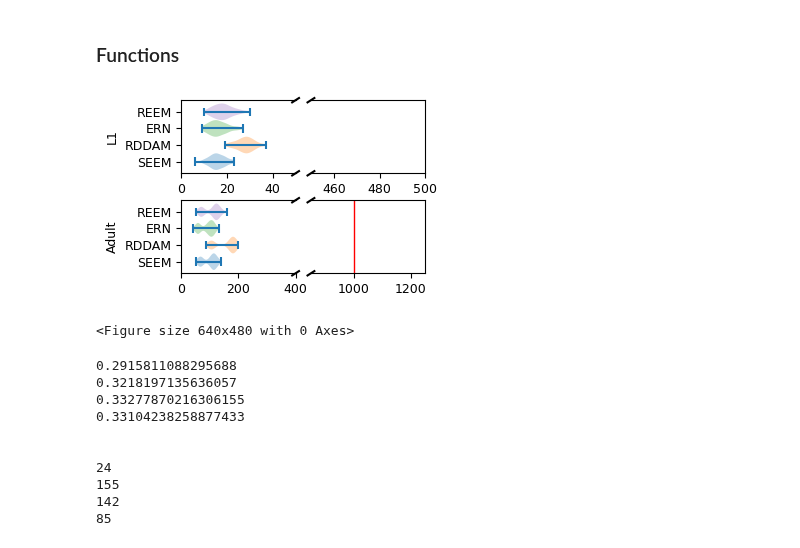
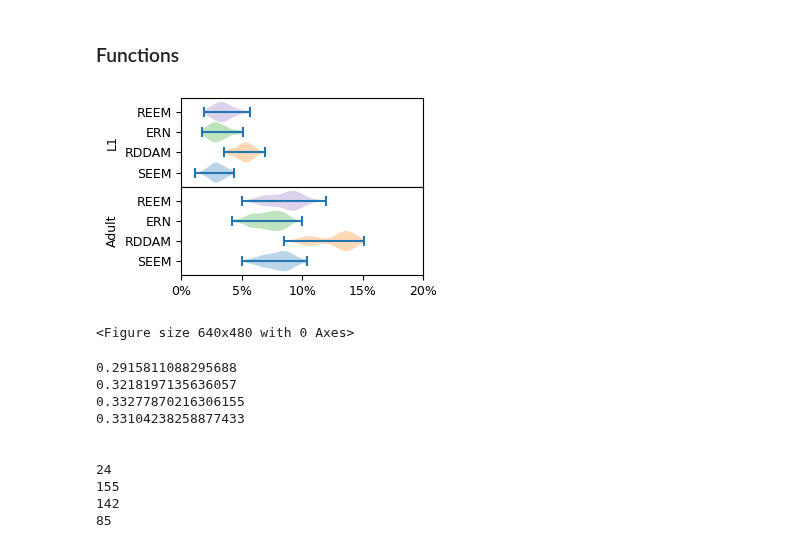
Before and after one commit to Zach-Attach/SEEM, a Jupyter notebook: src/analysis/overlap.ipynb, the cells around one changed output. Saved outputs shown, nothing was run; the diff lists cells and outputs as text; code cells hidden in the pictures.

Commit message:
Updated overlap graph

```diff
--- a/src/analysis/overlap.ipynb
+++ b/src/analysis/overlap.ipynb
@@ -24,7 +24,7 @@ def createOverlapGraph(G, G_compare=G_SEEM_FC):
   return G_overlap
 # %%
 def getOverlapDist(Gs, cennG):
-    return [createOverlapGraph(cennG, g).number_of_edges() for g in Gs]
+    return [(createOverlapGraph(cennG, g).number_of_edges())/(cennG.number_of_edges())*100 for g in Gs]
 # %%
 overlapDists1 = {
   'SEEM': getOverlapDist(SEEM_Array_Witvliet[0],G_W1),
@@ -51,76 +51,48 @@ def set_axis_style(ax, labels):
     ax.set_yticks(np.arange(1, len(labels) + 1), labels=labels)
 
 def violinPlot():
 
     plt.rcParams.update({'font.size': 9})
 
     figSize = (3.3125, 2) #if ticks else (1.25, 4)
 
-    fig, axes = plt.subplots(nrows=2, ncols=2, figsize=figSize, sharex=False, sharey=False, layout="constrained")
+    fig, axes = plt.subplots(nrows=2, ncols=1, figsize=figSize, sharex=False, sharey=False, layout="constrained")
 
-    fig.get_layout_engine().set(w_pad=0, h_pad=0.01, hspace=0, wspace=0)
+    fig.get_layout_engine().set(w_pad=0, h_pad=0, hspace=0, wspace=0)
 
-
-
-    vplot0 = axes[0][0].violinplot(overlapDists1.values(), vert=False, widths=1)
+    vplot0 = axes[0].violinplot(overlapDists1.values(), vert=False, widths=1)
     # vplot0 = axes[0][1].violinplot(overlapDists1.values(), vert=False, widths=1)
-    vplot1 = axes[1][0].violinplot(overlapDists5.values(), vert=False, widths=1)
+    vplot1 = axes[1].violinplot(overlapDists5.values(), vert=False, widths=1)
     # vplot1 = axes[1][1].violinplot(overlapDists5.values(), vert=False, widths=1)
     for body0, body1, label in zip(vplot0['bodies'], vplot1['bodies'], labels):
         body0.set_facecolor(color[label])
         body1.set_facecolor(color[label])
 
-    axes[0][0].set_xlim(0, 50)
-    axes[1][0].set_xlim(0, 400)
-    axes[0][1].set_xlim(450, 500)
-    axes[1][1].set_xlim(850, 1250)
+    set_axis_style(axes[0], labels)
+    set_axis_style(axes[1], labels)
+    axes[0].set_xticks([])
 
-    axes[0][0].spines['right'].set_visible(False)
-    axes[0][1].spines['left'].set_visible(False)
-    axes[1][0].spines['right'].set_visible(False)
-    axes[1][1].spines['left'].set_visible(False)
+    axes[0].set_xlim(0, 20)
+    axes[1].set_xlim(0, 20)
 
-    axes[0][1].axvline(x = G_W1.number_of_edges(), color = 'r', linestyle = '-', linewidth=1)
-    axes[1][1].axvline(x = G_W7.number_of_edges(), color = 'r', linestyle = '-', linewidth=1)
-    axes[1][1].axvline(x = G_W8.number_of_edges(), color = 'r', linestyle = '-', linewidth=1)
-    axes[1][1].axvline(x = G_White.number_of_edges(), color = 'r', linestyle = '-', linewidth=1)
+    import matplotlib.ticker as mtick
 
-    set_axis_style(axes[0][0], labels)
-    set_axis_style(axes[1][0], labels)
-    set_axis_style(axes[0][1], [])
-    set_axis_style(axes[1][1], [])
+    axes[0].xaxis.set_major_formatter(mtick.PercentFormatter(decimals=0))
+    axes[1].xaxis.set_major_formatter(mtick.PercentFormatter(decimals=0))
 
-    axes[0][0].set_ylabel('L1', fontsize=9)
-    axes[1][0].set_ylabel('Adult', fontsize=9)
 
-    d = .03  # how big to make the diagonal lines in axes coordinates
-    # arguments to pass to plot, just so we don't keep repeating them
-    kwargs = dict(transform=axes[0][0].transAxes, color='k', clip_on=False)
-    axes[0][0].plot((1-d, 1+d), (1-d, 1+d), **kwargs)        # top-left diagonal
-    axes[0][0].plot((1 - d, 1 + d), (-d, +d), **kwargs)  # top-right diagonal
-
-    kwargs.update(transform=axes[0][1].transAxes)  # switch to the bottom axes
-    axes[0][1].plot((-d, +d), (1 - d, 1 + d), **kwargs)  # bottom-left diagonal
-    axes[0][1].plot((-d, d), ( -d,  +d), **kwargs)  # bottom-right diagonal
-
-        # arguments to pass to plot, just so we don't keep repeating them
-    kwargs = dict(transform=axes[1][0].transAxes, color='k', clip_on=False)
-    axes[1][0].plot((1-d, 1+d), (1-d, 1+d), **kwargs)        # top-left diagonal
-    axes[1][0].plot((1 - d, 1 + d), (-d, +d), **kwargs)  # top-right diagonal
-
-    kwargs.update(transform=axes[1][1].transAxes)  # switch to the bottom axes
-    axes[1][1].plot((-d, +d), (1 - d, 1 + d), **kwargs)  # bottom-left diagonal
-    axes[1][1].plot((-d, d), ( -d,  +d), **kwargs)  # bottom-right diagonal
+    axes[0].set_ylabel('L1', fontsize=9)
+    axes[1].set_ylabel('Adult', fontsize=9)
 
 
     plt.savefig(f'data/images/overlaps.pgf', format='pgf', dpi=300)
 
     plt.show()
     plt.clf()
 
 violinPlot()
 # %% [output]
-[figure, old version]
+[figure, new version]
 <Figure size 640x480 with 0 Axes>
 # %%
 print((createOverlapGraph(G_W1)).number_of_edges()/G_W1.number_of_edges())
```
Also changed, not shown: 6 other files.
